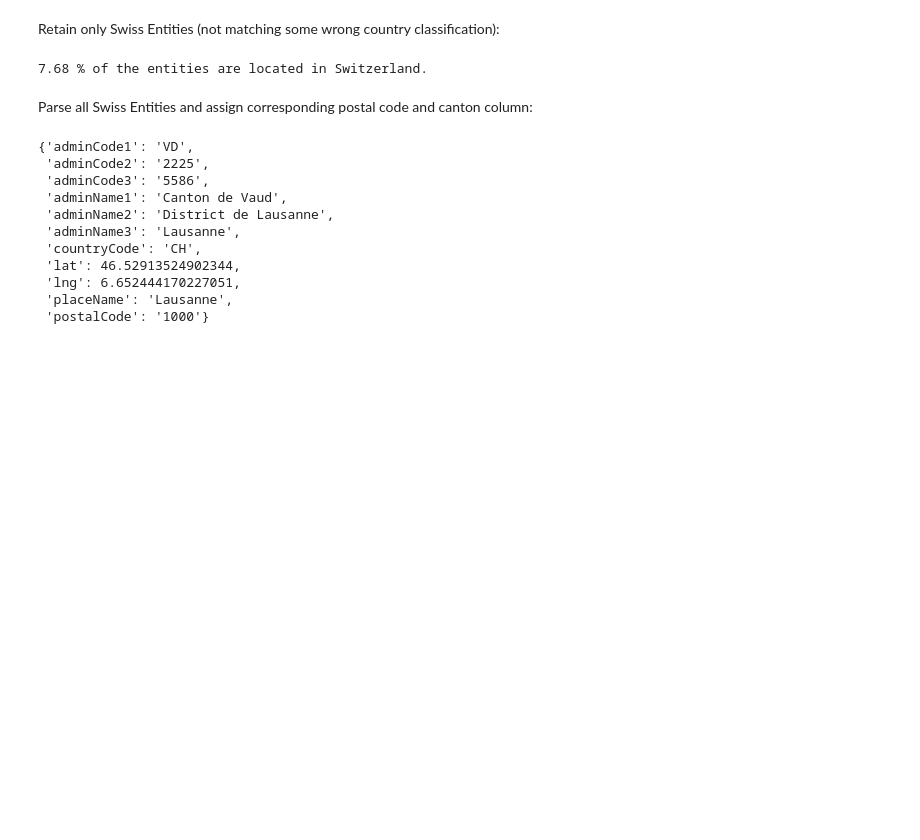
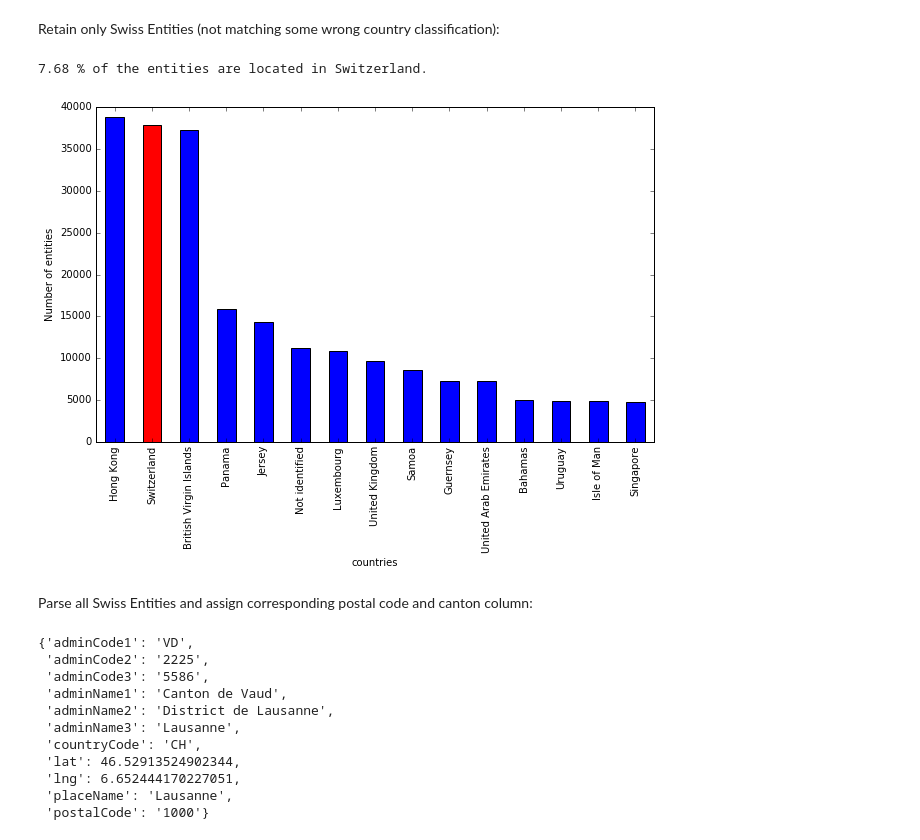
Before and after one commit to fdevillard/ada-swissleak, a Jupyter notebook: SwissGlance.ipynb, the cells around one changed output. Cells and saved outputs as stored; diff of their text form; code cells hidden in the pictures; blank space fills up the shorter version.

Commit message:
more graphs

```diff
--- a/SwissGlance.ipynb
+++ b/SwissGlance.ipynb
@@ -18,6 +20,14 @@ percent = 100*len(swiss_entities)/len(entities)
 print('%.2f' % percent, '% of the entities are located in Switzerland.')
 # %% [output]
 7.68 % of the entities are located in Switzerland.
+# %%
+df = entities[['name','countries']].groupby('countries').count() \
+    .sort_values(by='name',ascending=False).head(15)
+df.plot.bar(legend=False, figsize=(10,6), color=['r' if d == 'Switzerland' else 'b' for d in df.index])
+plt.ylabel('Number of entities')
+plt.show()
+# %% [output]
+[figure, added]
 # %% [markdown]
 Parse all Swiss Entities and assign corresponding postal code and canton column:
 # %%
```
Also changed, not shown: parts of 19 cells of this notebook.
